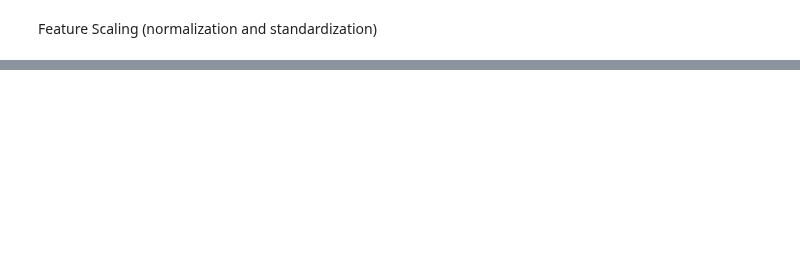
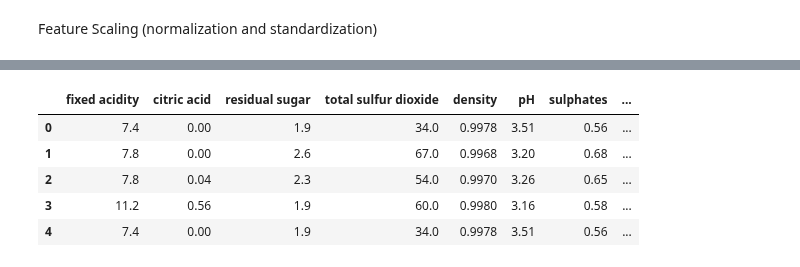
Before and after one commit to satomi26/Project-2, a Jupyter notebook: wine_sprint3.ipynb, the cells around one changed output, grey strips where cells are left out. Cells and saved outputs as stored; diff of their text form; code cells hidden in the pictures; blank space fills up the shorter version.

```diff
--- a/wine_sprint3.ipynb
+++ b/wine_sprint3.ipynb
@@ -221,0 +303,2 @@ Feature Scaling (normalization and standardization)
+# %%
+df =pd.concat([df_red, df_white], axis = 0, ignore_index=True)
@@ -221,0 +314,3 @@ Feature Scaling (normalization and standardization)
+# %%
+df_forlr = df.drop(columns = ["quality", "quality_label"])
+df_forlr
@@ -221,0 +336,7 @@ Feature Scaling (normalization and standardization)
+# %%
+# X are the variables used to predict the wine type.
+# y is the prediction variable.
+
+X = df_forlr[["fixed acidity", "citric acid", "residual sugar",
+               "total sulfur dioxide", "density", "pH", "sulphates", "alcohol"]]
+y = df_forlr["wine type"]
@@ -221,0 +381,9 @@ Feature Scaling (normalization and standardization)
+# %%
+X.head()
+# %% [output]
+|  | fixed acidity | citric acid | residual sugar | total sulfur dioxide | density | pH | sulphates | ... |
+| 0 | 7.4 | 0.00 | 1.9 | 34.0 | 0.9978 | 3.51 | 0.56 | ... |
+| 1 | 7.8 | 0.00 | 2.6 | 67.0 | 0.9968 | 3.20 | 0.68 | ... |
+| 2 | 7.8 | 0.04 | 2.3 | 54.0 | 0.9970 | 3.26 | 0.65 | ... |
+| 3 | 11.2 | 0.56 | 1.9 | 60.0 | 0.9980 | 3.16 | 0.58 | ... |
+| 4 | 7.4 | 0.00 | 1.9 | 34.0 | 0.9978 | 3.51 | 0.56 | ... |
```
Also changed, not shown: parts of 37 cells of this notebook.
